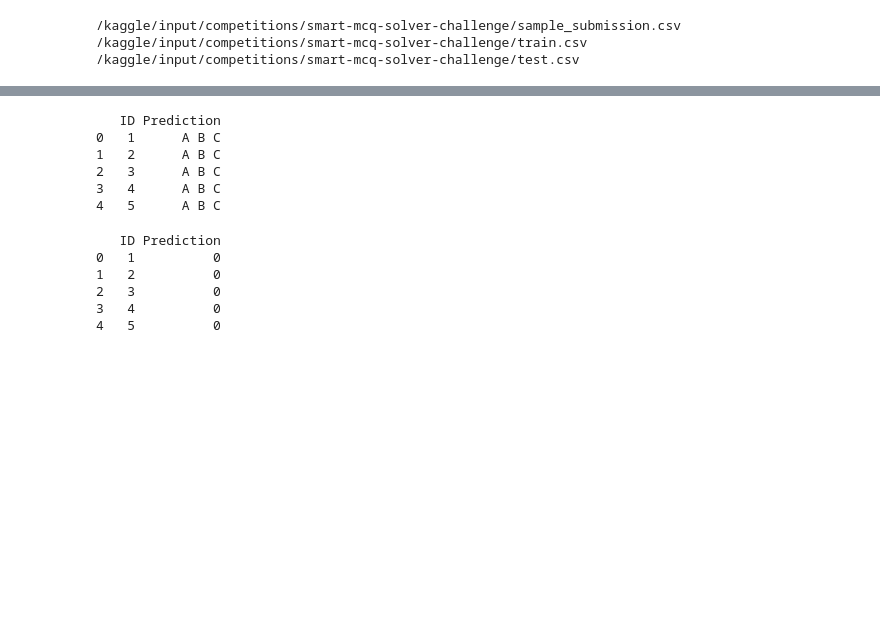
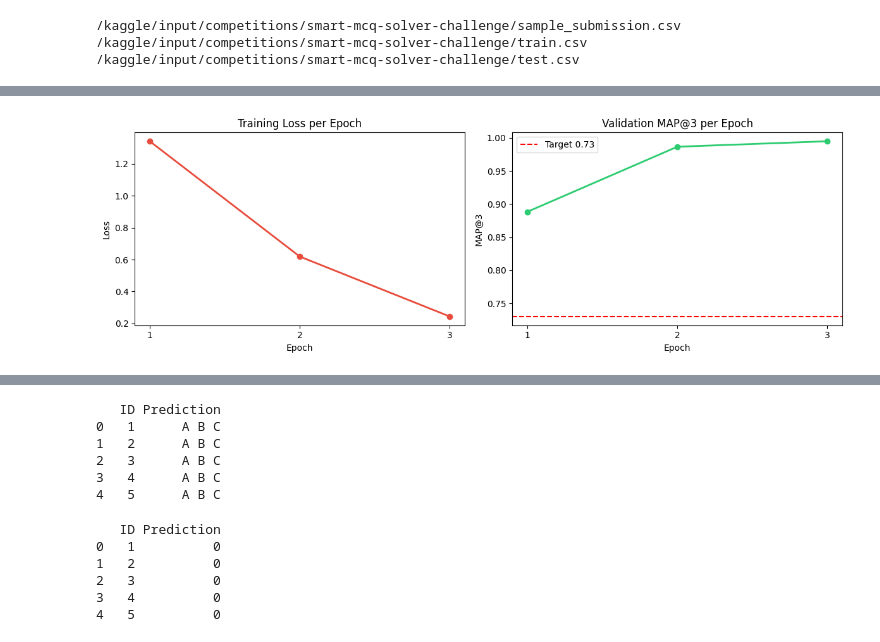
Before and after one commit to prakashpuri/DL-24f1001025-notebook-t22026, a Jupyter notebook: Genai_kaggle_notebook.ipynb, the cells around one changed output, grey strips where cells are left out. Cells and saved outputs as stored; diff of their text form; code cells hidden in the pictures; blank space fills up the shorter version.

```diff
--- a/Genai_kaggle_notebook.ipynb
+++ b/Genai_kaggle_notebook.ipynb
@@ -28,0 +401,18 @@ import kagglehub
+# %%
+# loading BERT with a classification head
+# num_labels=5 because we predict one of 5 options (A,B,C,D,E)
+model = AutoModelForSequenceClassification.from_pretrained(
+    'bert-base-uncased', num_labels=5
+)
+model = model.to(device)
+print('BERT model loaded on GPU!')
+
+# AdamW optimizer — standard for fine-tuning transformers
+# lr=2e-5 is small learning rate to avoid forgetting pre-trained knowledge
+optimizer = AdamW(model.parameters(), lr=2e-5, weight_decay=0.01)
+scheduler = get_linear_schedule_with_warmup(
+    optimizer,
+    num_warmup_steps   = len(train_loader) // 10,
+    num_training_steps = len(train_loader) * 3
+)
+print('optimizer and scheduler ready!')
@@ -28,0 +546,22 @@ import kagglehub
+# %%
+# plotting training progress
+fig, (ax1, ax2) = plt.subplots(1, 2, figsize=(12, 4))
+
+ax1.plot([1,2,3], epoch_losses, marker='o', color='#e74c3c', linewidth=2)
+ax1.set_title('Training Loss per Epoch')
+ax1.set_xlabel('Epoch')
+ax1.set_ylabel('Loss')
+ax1.set_xticks([1,2,3])
+
+ax2.plot([1,2,3], epoch_scores, marker='o', color='#2ecc71', linewidth=2)
+ax2.axhline(y=0.73, color='red', linestyle='--', label='Target 0.73')
+ax2.set_title('Validation MAP@3 per Epoch')
+ax2.set_xlabel('Epoch')
+ax2.set_ylabel('MAP@3')
+ax2.set_xticks([1,2,3])
+ax2.legend()
+
+plt.tight_layout()
+plt.show()
+# %% [output]
+[figure, added]
```
Also changed, not shown: parts of 77 cells of this notebook.
